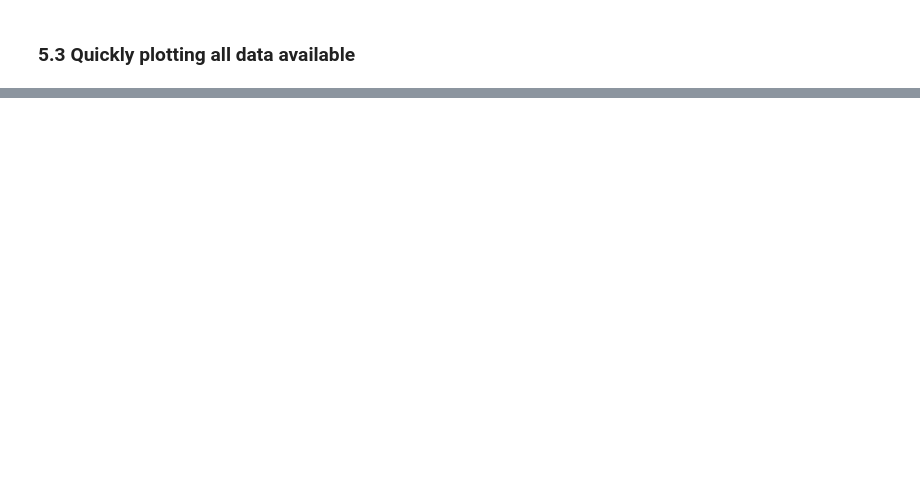
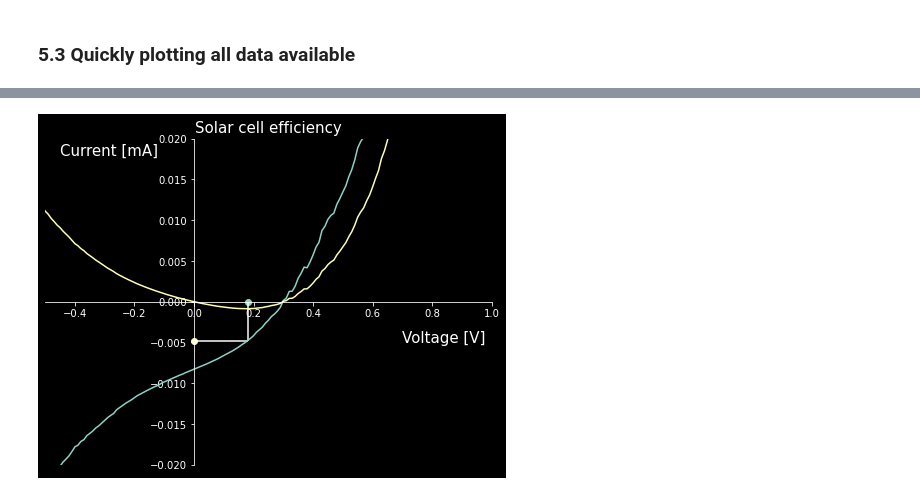
Before and after one commit to brawantonio/python_workshop_july2023, a Jupyter notebook: Python Workshop.ipynb, the cells around one changed output, grey strips where cells are left out. Drawn from its saved outputs; the diff is of its cells as text; code cells hidden in the pictures; blank space fills up the shorter version.

```diff
--- a/Python Workshop.ipynb
+++ b/Python Workshop.ipynb
@@ -232,3 +287,6 @@ plt.show()
 # %%
 # find max power and max V,I respectively
 #Draw square
+# %%
+df = pd.read_excel(filenames[1], usecols=[0,1,2])
+df = df.rename(columns = {'POWER' : 'Power'})
@@ -234,0 +296,39 @@ plt.show()
+# %%
+voltage_light = df['Voltage'].values
+current_light = df['Current'].values
+power_light = df['Power'].values
+# %%
+idx = np.argmin(power_light)
+
+voltage_MP = voltage_light[idx]
+current_MP = current_light[idx]
+# %%
+fig = plt.figure(figsize=(8,6)) #figure size
+ax = fig.add_subplot(1,1,1)
+
+ax.plot(voltage_light, 1e3*current_light)
+ax.plot(voltage_light, 1e3*power_light)
+
+ax.scatter(voltage_MP,0)
+ax.scatter(0, 1e3*current_MP)
+ax.hlines(1e3*current_MP,0,voltage_MP)
+ax.vlines(voltage_MP,0,1e3*current_MP)
+
+
+ax.set_ylim([-0.02, 0.02])
+ax.set_xlim([-0.5, 1])
+
+# Move left y-axis and bottom x-axis to centre, passing through (0,0)
+ax.spines['left'].set_position('zero')
+ax.spines['bottom'].set_position('zero')
+# Eliminate upper and right axes
+ax.spines['right'].set_color('none')
+ax.spines['top'].set_color('none')
+
+plt.text(0.7, -0.005, 'Voltage [V]', fontsize=15)
+plt.text(-0.45, 0.018, 'Current [mA]', fontsize=15)
+plt.title('Solar cell efficiency', fontsize=15)
+
+plt.show()
+# %% [output]
+[figure, added]
```
Also changed, not shown: parts of 7 cells of this notebook.
